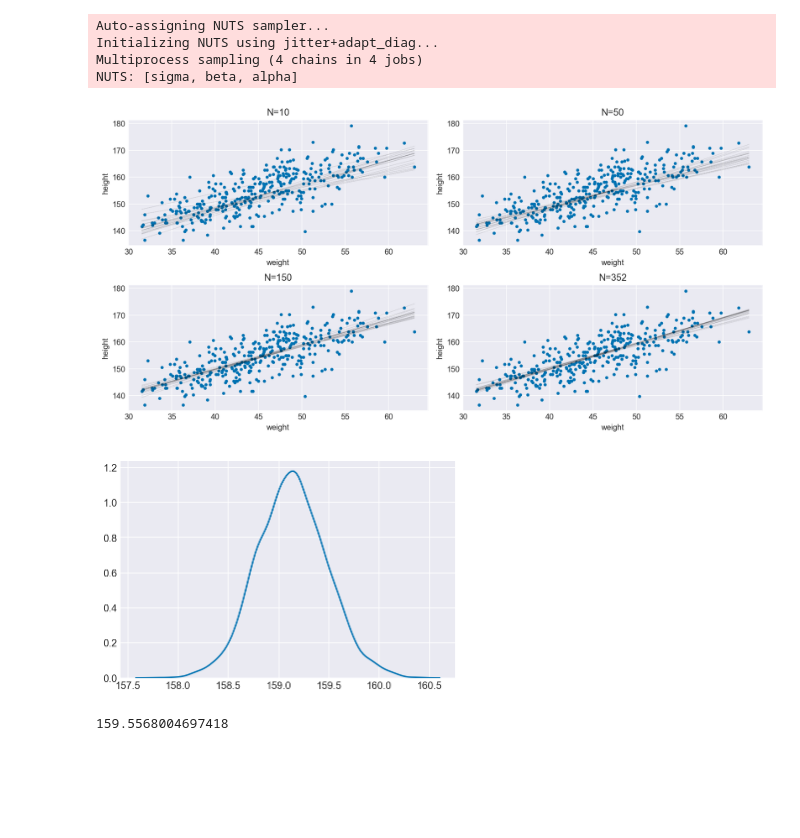
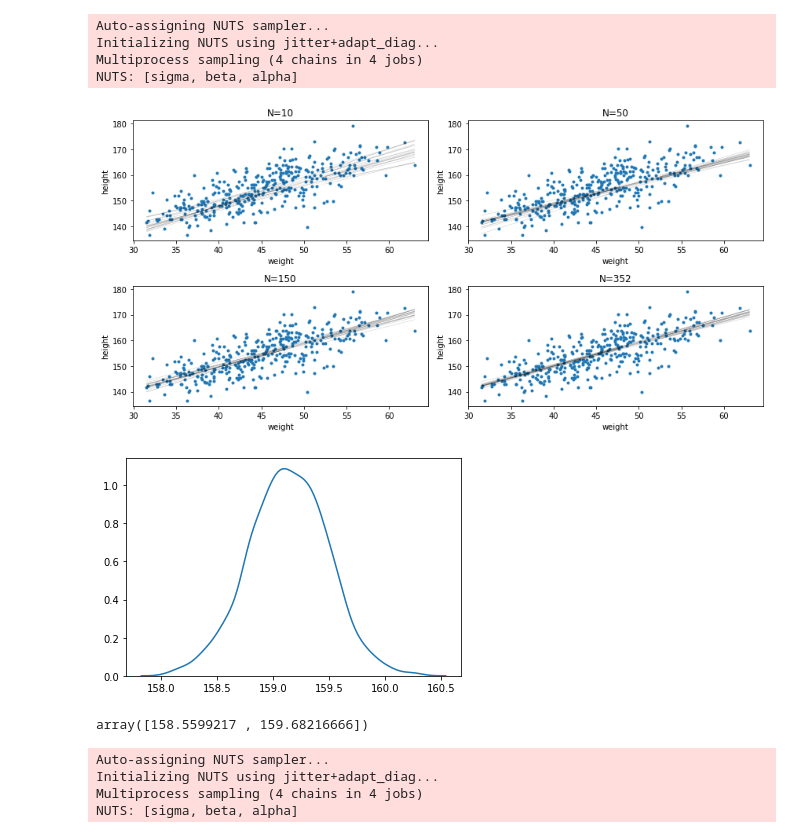
Before and after one commit to mikeviotti/Statistical_Rethinking_MV, a Jupyter notebook: Chapter_4.ipynb, the cells around one changed output. Cells and saved outputs as stored; diff of their text form; code cells hidden in the pictures; blank space fills up the shorter version.

```diff
--- a/Chapter_4.ipynb
+++ b/Chapter_4.ipynb
@@ -512,12 +511,12 @@ chart_9.plot(d2.weight, (a_mean + b_mean*(d2.weight-d2.weight.mean())));
 # %%
-#R code 4.48, ran several times with N data points to inform the model by doing d2.weight[:N]
+#R code 4.48, ran several times with N data points to inform the model by doing d2.weight/height[:N]
 with pm.Model() as m4_4:
     alpha = pm.Normal('alpha', mu=178, sd=20)
     beta = pm.Lognormal('beta', mu=0, sd=1) #lognormal values now instead of normal, guarantees b>1, intuitive as height and weight are positively correlated
-    mu = alpha + beta*(d2.weight - d2.weight.mean())
-    sigma = pm.Uniform('sigma', lower=0, upper=50)
-    height = pm.Normal('height', mu=mu, sd=sigma, observed=d2.height)
-    trace_4_4 = pm.sample(1000, tune=1000) #Sampling from the posterior
+    mu = alpha + beta*(d2.weight[:150] - d2.weight[:150].mean())
+    sigma = pm.Uniform('sigma', lower=0, upper=150)
+    height = pm.Normal('height', mu=mu, sd=sigma, observed=d2.height[:150])
+    trace_4_4_150 = pm.sample(1000, tune=1000) #Sampling from the posterior
 # %% [output]
 Auto-assigning NUTS sampler...
 Initializing NUTS using jitter+adapt_diag...
@@ -536,38 +535,38 @@ chart_10 = figure_5.add_subplot(222)
 chart_10.plot(d2.weight, d2.height, '.')
 chart_10.set_xlabel('weight')
 chart_10.set_ylabel('height');
 chart_10.set_title('N=50')
 
 chart_11 = figure_5.add_subplot(223)
 chart_11.plot(d2.weight, d2.height, '.')
 chart_11.set_xlabel('weight')
 chart_11.set_ylabel('height');
 chart_11.set_title('N=150')
 
 chart_12 = figure_5.add_subplot(224)
 chart_12.plot(d2.weight, d2.height, '.')
 chart_12.set_xlabel('weight')
 chart_12.set_ylabel('height');
 chart_12.set_title('N=352')
 
 k=0
 lines_to_simulate = 20
 while k < lines_to_simulate:
     chart_9.plot(d2.weight, (trace_4_4_10['alpha'][k] + trace_4_4_10['beta'][k]*(d2.weight-d2.weight.mean())),
                  linewidth=0.5, alpha=0.1, color='k');
     chart_10.plot(d2.weight, (trace_4_4_50['alpha'][k] + trace_4_4_50['beta'][k]*(d2.weight-d2.weight.mean())),
                  linewidth=0.5, alpha=0.1, color='k');
     chart_11.plot(d2.weight, (trace_4_4_150['alpha'][k] + trace_4_4_150['beta'][k]*(d2.weight-d2.weight.mean())),
                  linewidth=0.5, alpha=0.1, color='k');
-    chart_12.plot(d2.weight, (trace_4_4_352['alpha'][k] + trace_4_4_352['beta'][k]*(d2.weight-d2.weight.mean())),
+    chart_12.plot(d2.weight, (trace_4_4['alpha'][k] + trace_4_4['beta'][k]*(d2.weight-d2.weight.mean())),
                  linewidth=0.5, alpha=0.1, color='k');
 
     k+=1
-figure_5.tight_layout()
+figure_5.tight_layout();
 # %% [output]
-[figure, old version]
+[figure, new version]
 # %%
-#R code 4.50, 4.50
+#R code 4.50, 4.51, figure 4.8
 #mean_at_50 contains an array of 4000 values (number of samples in trace_4_4) where
 #I calculated the average height given a weight of 50 kg. Because this value comes from
 #the posterior, it includes uncertainty about alpha and beta.
@@ -575,7 +574,7 @@ figure_5.tight_layout()
 mean_at_50 = trace_4_4['alpha'] + trace_4_4['beta']*(50-d2.weight.mean())
 sns.kdeplot(mean_at_50);
 # %% [output]
-[figure, old version]
+[figure, new version]
 # %%
 #R code 4.52
 np.percentile(mean_at_50, [5.5,94.5])
@@ -585,4 +584,17 @@ np.percentile(mean_at_50, [5.5,94.5])
 # trace_4_4_df.cov()
 # np.diag(trace_4_4_df.cov())
 # %% [output]
-159.5568004697418
+array([158.5599217 , 159.68216666])
+# %%
+with pm.Model() as m4_5:
+    alpha = pm.Normal('alpha', mu=178, sd=20)
+    beta = pm.Lognormal('beta', mu=0, sd=1)
+    mu = pm.Deterministic('mu', alpha + beta*(d2.weight - d2.weight.mean())) # by including mu like this, it shows up in the posterior sample
+    sigma = pm.Uniform('sigma', lower=0, upper=50)
+    height = pm.Normal('height', mu=mu, sd=sigma, observed=d2.height)
+    trace_4_5 = pm.sample(1000, tune=1000)
+# %% [output]
+Auto-assigning NUTS sampler...
+Initializing NUTS using jitter+adapt_diag...
+Multiprocess sampling (4 chains in 4 jobs)
+NUTS: [sigma, beta, alpha]
```
Also changed, not shown: parts of 65 cells of this notebook, 1 other file.
